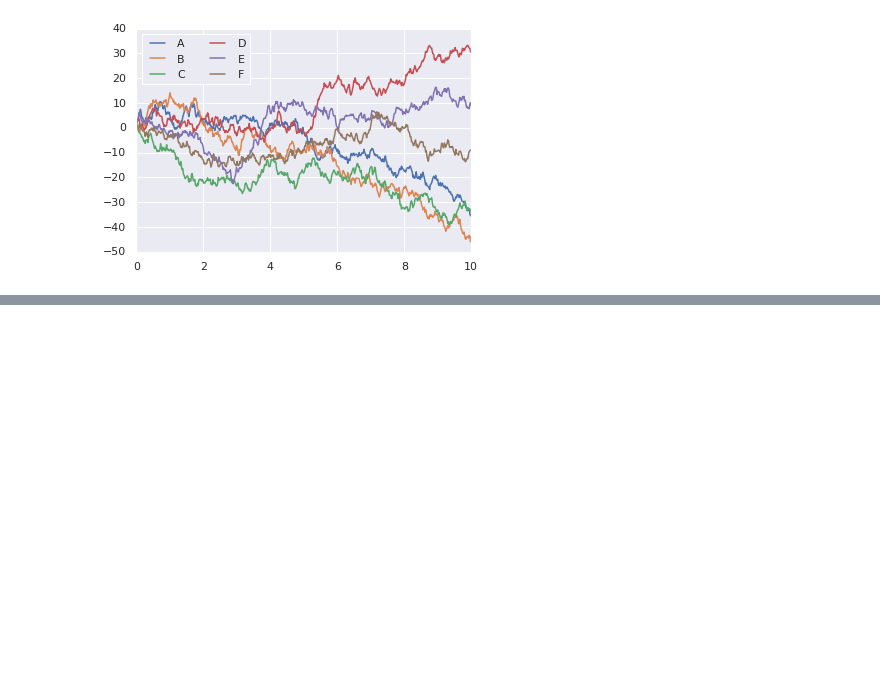
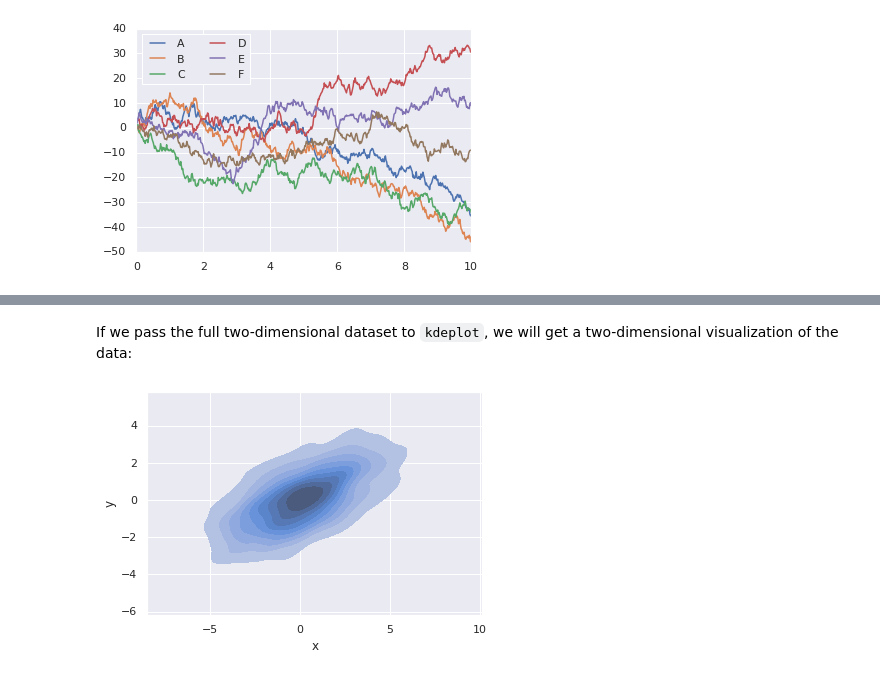
Before and after one commit to tomperr/tomperr_is_learning, a Jupyter notebook: Python_Data_Science_Handbook/Matplotlib/15_Visualization_with_Seaborn.ipynb, the cells around one changed output, grey strips where cells are left out. Saved outputs shown, nothing was run; the diff lists cells and outputs as text; code cells hidden in the pictures; blank space fills up the shorter version.

```diff
--- a/Python_Data_Science_Handbook/Matplotlib/15_Visualization_with_Seaborn.ipynb
+++ b/Python_Data_Science_Handbook/Matplotlib/15_Visualization_with_Seaborn.ipynb
@@ -65,0 +95,6 @@ sns.distplot(data['y']);
+# %% [markdown]
+If we pass the full two-dimensional dataset to ``kdeplot``, we will get a two-dimensional visualization of the data:
+# %%
+sns.kdeplot(data=data, x="x", y="y", fill=True);
+# %% [output]
+[figure, added]
```
Also changed, not shown: parts of 75 cells of this notebook.
